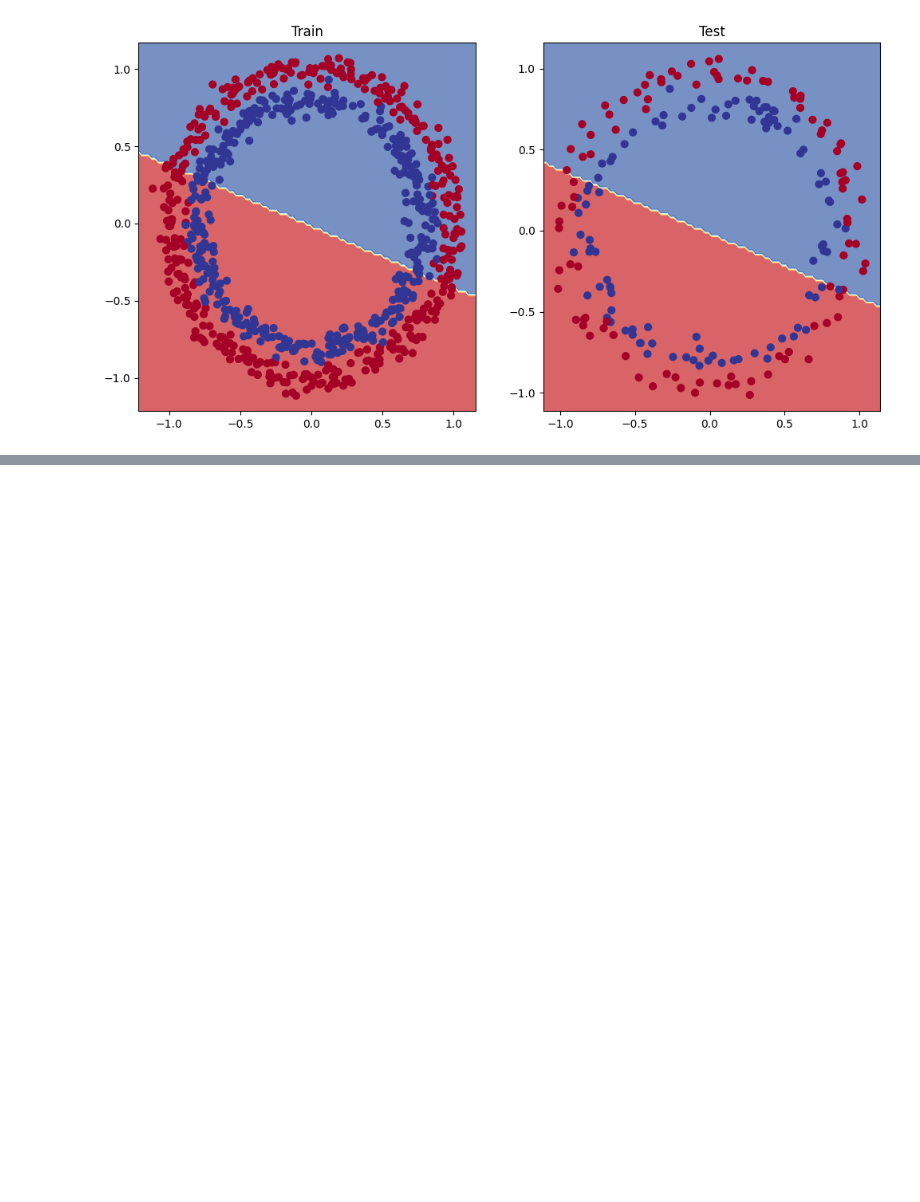
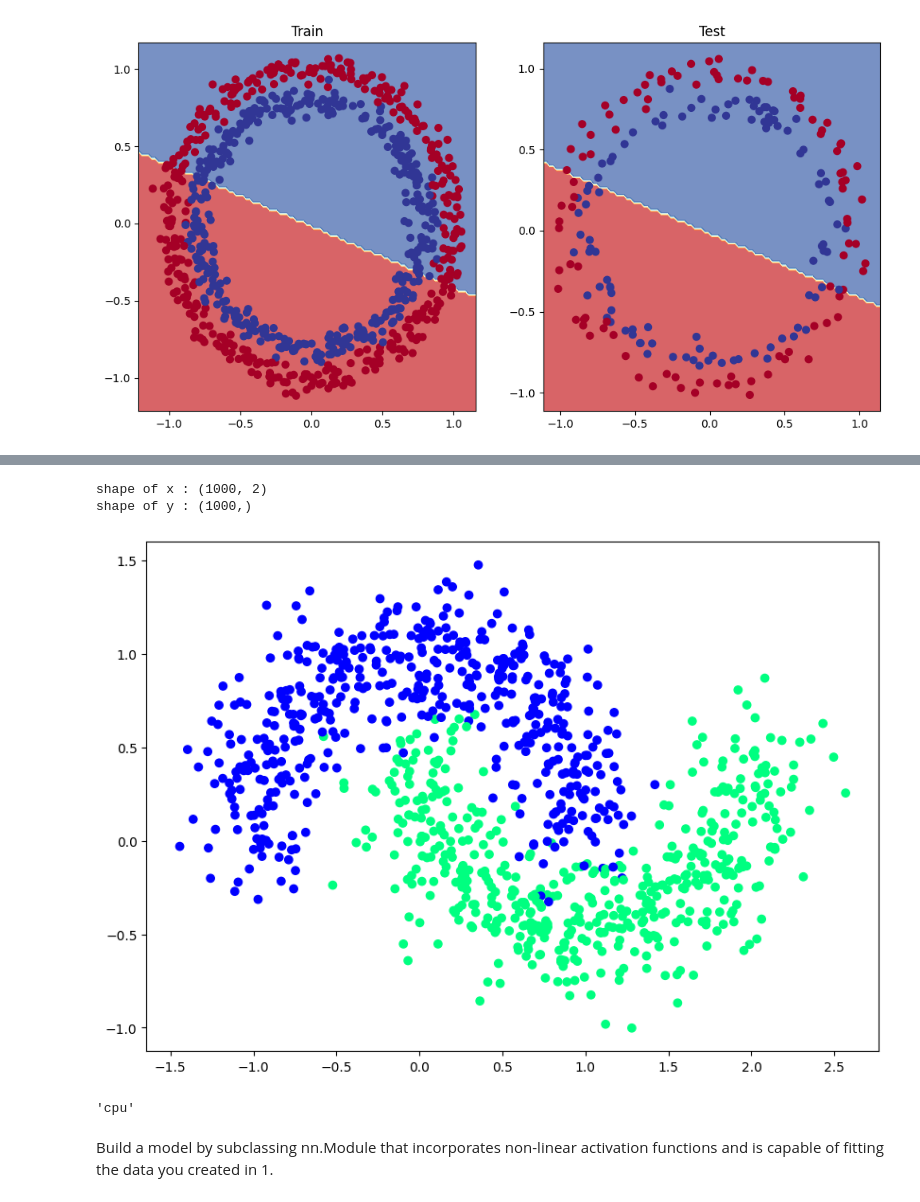
Before and after one commit to Naveensadanandan/Pytorch, a Jupyter notebook: 02_Neural_network_Classification.ipynb, the cells around one changed output, grey strips where cells are left out. Cells and saved outputs as stored; diff of their text form; code cells hidden in the pictures; blank space fills up the shorter version.

```diff
--- a/02_Neural_network_Classification.ipynb
+++ b/02_Neural_network_Classification.ipynb
@@ -330,0 +480,40 @@ plot_decision_boundary(model_2, X_test, y_test)
+# %%
+from sklearn.datasets import make_moons
+import matplotlib.pyplot as plt
+import torch
+from torch import nn
+from sklearn.model_selection import train_test_split
+
+RANDOM_SEED = 42
+NUM_FEATURES = 2
+NUM_CLASSES = 1
+
+X_moon, y_moon = make_moons(n_samples=1000, noise=0.2, random_state=42)
+
+print(f"shape of x : {X_moon.shape}")
+print(f"shape of y : {y_moon.shape}")
+
+X_moon,y_moon = torch.from_numpy(X_moon).type(torch.float), torch.from_numpy(y_moon).type(torch.float)
+
+
+X_train, X_test, y_train,y_test = train_test_split(X_moon,
+                                                    y_moon,
+                                                    test_size=0.25,
+                                                    random_state=RANDOM_SEED)
+# %% [output]
+shape of x : (1000, 2)
+shape of y : (1000,)
+# %%
+#visulalize to get a better view
+plt.figure(figsize = (10,7))
+plt.scatter(x = X_moon[:,0], y = X_moon[:,1], c = y_moon, cmap ="winter")
+plt.show()
+# %% [output]
+[figure, added]
+# %%
+device = "cuda" if torch.cuda.is_available() else "cpu"
+device
+# %% [output]
+'cpu'
+# %% [markdown]
+Build a model by subclassing nn.Module that incorporates non-linear activation functions and is capable of fitting the data you created in 1.
```
Also changed, not shown: parts of 25 cells of this notebook.
